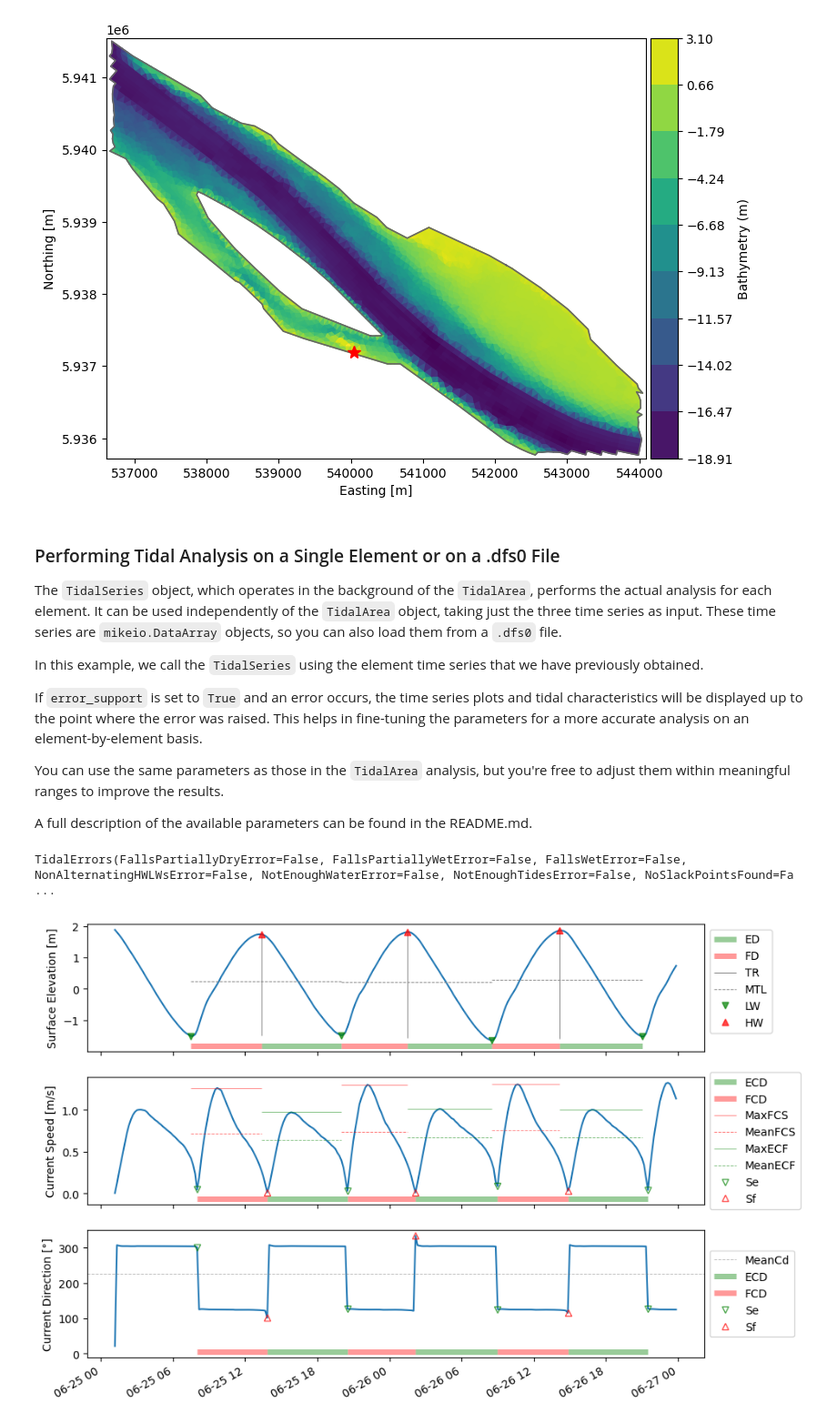
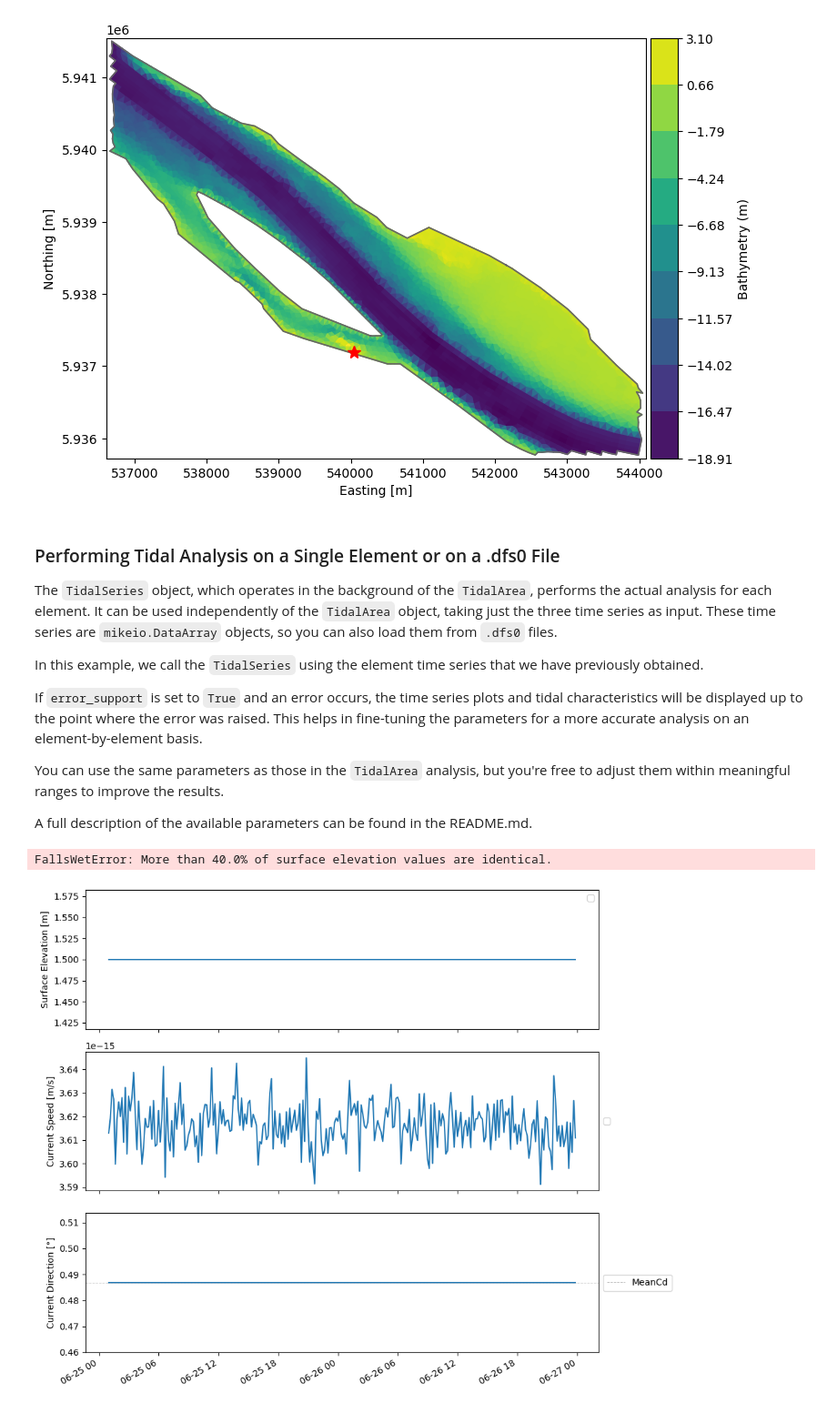
Before and after one commit to DHI/tide_analytics, a Jupyter notebook: notebooks/how_to.ipynb, the cells around one changed output. Shown at 91% size. Drawn from its saved outputs; the diff is of its cells as text; code cells hidden in the pictures.

```diff
--- a/notebooks/how_to.ipynb
+++ b/notebooks/how_to.ipynb
@@ -138,7 +133,7 @@ tidal_area = TidalArea(identifier = "example",
                     surface_elevation = ds.Surface_elevation,
                     current_speed = ds.Current_speed,
                     current_direction = ds.Current_direction,
-                    raise_error_types = NonMatchingKenterError,
+                    raise_error_types = NonMatchingSlackError,
                     verbose = True,
                     skip_n_errors = 1,
                     SE_DIF = pd.Timedelta("2h"),
@@ -194,7 +201,7 @@ element_cd = tidal_area.current_direction.data.isel(element=element)
 # %% [markdown]
 ### Performing Tidal Analysis on a Single Element or on a .dfs0 File
 
-The `TidalSeries` object, which operates in the background of the `TidalArea`, performs the actual analysis for each element. It can be used independently of the `TidalArea` object, taking just the three time series as input. These time series are `mikeio.DataArray` objects, so you can also load them from a `.dfs0` file.
+The `TidalSeries` object, which operates in the background of the `TidalArea`, performs the actual analysis for each element. It can be used independently of the `TidalArea` object, taking just the three time series as input. These time series are `mikeio.DataArray` objects, so you can also load them from `.dfs0` files.
 
 In this example, we call the `TidalSeries` using the element time series that we have previously obtained.
 
@@ -206,22 +213,19 @@ A full description of the available parameters can be found in the README.md.
 # %%
 tidal_series = TidalSeries(surface_elevation=element_se,
             current_speed=element_cs,
             current_direction=element_cd,
             SE_DIF = tidal_area.SE_DIF,
             SE_PROM = tidal_area.SE_PROM,
             CS_DIF = tidal_area.CS_DIF,
             CS_PROM = tidal_area.CS_PROM,
             MATCH_TOL = tidal_area.MATCH_TOL,
             MIN_TIDES = tidal_area.MIN_TIDES,
             THRSLD_NOWATER = tidal_area.THRSLD_NOWATER,
             THRSLD_WET_ERROR = tidal_area.THRSLD_WET_ERROR,
             THRSLD_WET_WARNING = tidal_area.THRSLD_WET_WARNING,
             TOL_WET_ERROR = tidal_area.TOL_WET_ERROR,
-            ignore_error_types = "all_tidal",
+            # ignore_error_types = "all_tidal",
             error_support = True)
-
-tidal_series.plot_all_timeseries()
-tidal_series.tidal_errors
 # %% [output]
-TidalErrors(FallsPartiallyDryError=False, FallsPartiallyWetError=False, FallsWetError=False, NonAlternatingHWLWsError=False, NotEnoughWaterError=False, NotEnoughTidesError=False, NoSlackPointsFound=Fa ...
+FallsWetError: More than 40.0% of surface elevation values are identical.
-[figure, old version]
+[figure, new version]
```
Also changed, not shown: parts of 4 cells of this notebook, 10 other files.
